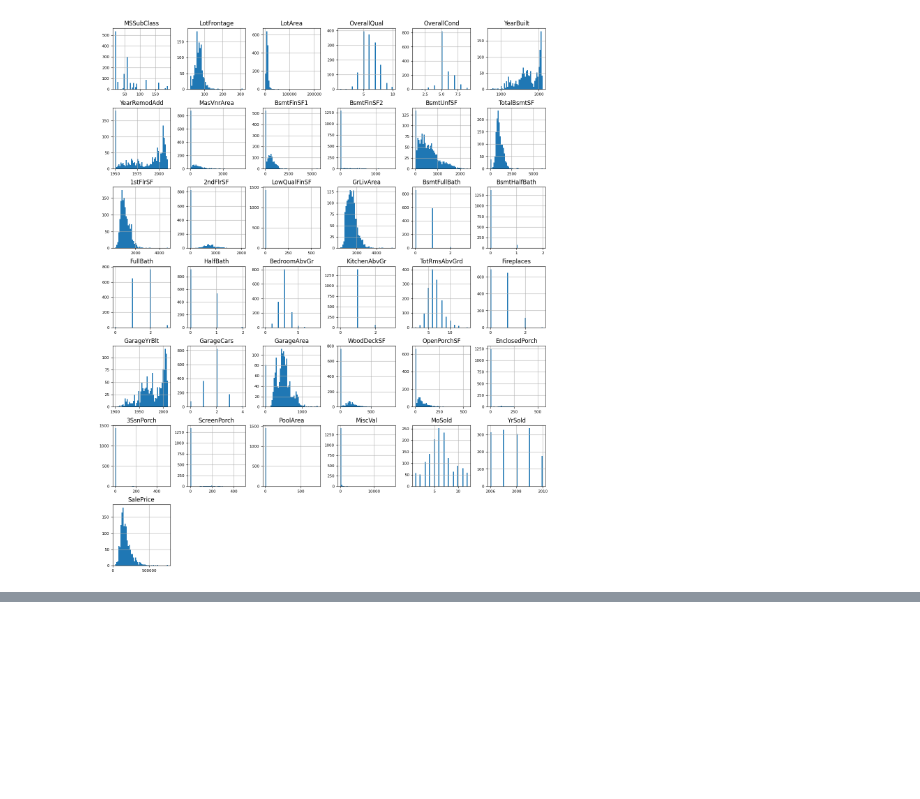
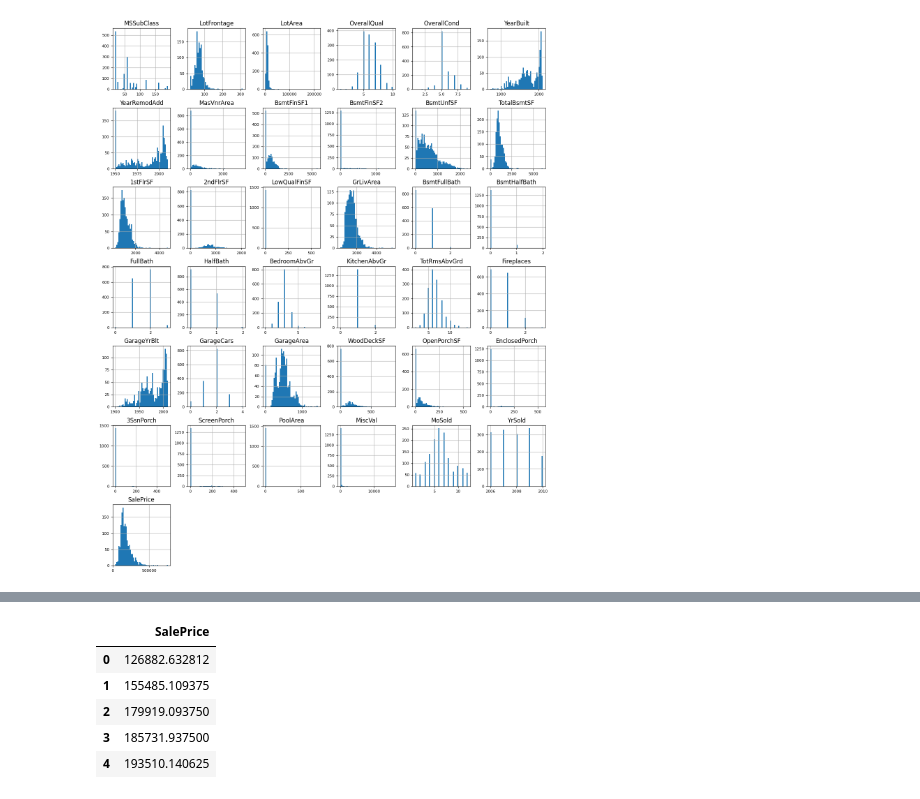
Before and after one commit to jadosh123/PredictingHousePrices, a Jupyter notebook: data-cleaning.ipynb, the cells around one changed output, grey strips where cells are left out. Drawn from its saved outputs; the diff is of its cells as text; code cells hidden in the pictures; blank space fills up the shorter version.

```diff
--- a/data-cleaning.ipynb
+++ b/data-cleaning.ipynb
@@ -85,8 +85,6 @@ array([[<Axes: title={'center': 'MSSubClass'}>,
 [figure]
 # %%
 import numpy as np
-df_train['LogSalePrice'] = np.log(df_train['SalePrice'])
-
 
 
 def split_dataset(dataset, test_ratio=0.30):
@@ -162,9 +162,6 @@ test_ds = tfdf.keras.pd_dataframe_to_tf_dataset(
 )
 
 predictions = rf.predict(test_ds)
-output = pd.DataFrame({'PredictedSalePrice' : predictions.squeeze()})
-price_comparison_df = pd.concat([df_train['SalePrice'], output], axis=1)
-price_diff = price_comparison_df['SalePrice'] - price_comparison_df['PredictedSalePrice']
-rmse = np.sqrt((price_diff ** 2).mean())
-print(rmse)
+output = pd.DataFrame({'SalePrice' : predictions.squeeze()})
+priceDiff = df_train['SalePrice'] - output
 # %% [output]
@@ -172,0 +169,6 @@ print(rmse)
+|  | SalePrice |
+| 0 | 126882.632812 |
+| 1 | 155485.109375 |
+| 2 | 179919.093750 |
+| 3 | 185731.937500 |
+| 4 | 193510.140625 |
```
Also changed, not shown: parts of 6 cells of this notebook.
